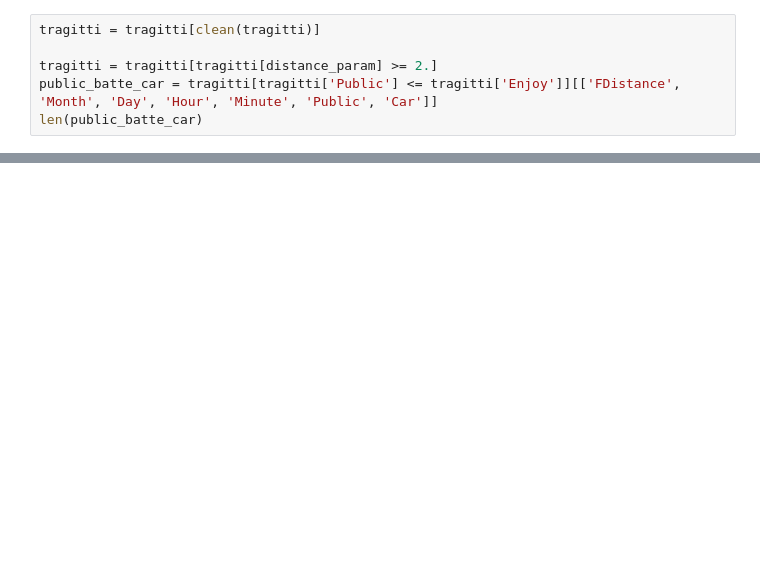
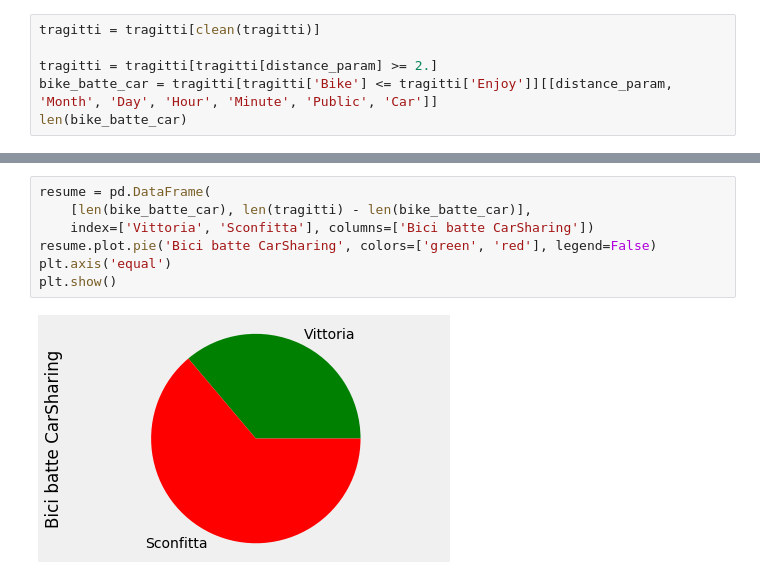
Before and after one commit to mmastrapasqua7/kowalskianalysis, a Jupyter notebook: jupyter/7.1_ConfrontoBiciBatteCarSharing.ipynb, the cells around one changed output, grey strips where cells are left out. Saved outputs shown, nothing was run; the diff lists cells and outputs as text; blank space fills up the shorter version.

```diff
--- a/jupyter/7.1_ConfrontoBiciBatteCarSharing.ipynb
+++ b/jupyter/7.1_ConfrontoBiciBatteCarSharing.ipynb
@@ -31,6 +37,6 @@ def clean(df):
 tragitti = tragitti[clean(tragitti)]
 
 tragitti = tragitti[tragitti[distance_param] >= 2.]
-public_batte_car = tragitti[tragitti['Public'] <= tragitti['Enjoy']][['FDistance', 'Month', 'Day', 'Hour', 'Minute', 'Public', 'Car']]
-len(public_batte_car)
+bike_batte_car = tragitti[tragitti['Bike'] <= tragitti['Enjoy']][[distance_param, 'Month', 'Day', 'Hour', 'Minute', 'Public', 'Car']]
+len(bike_batte_car)
 # %% [output]
@@ -59,0 +57,9 @@ p2 = pd.crosstab(
+# %%
+resume = pd.DataFrame(
+    [len(bike_batte_car), len(tragitti) - len(bike_batte_car)],
+    index=['Vittoria', 'Sconfitta'], columns=['Bici batte CarSharing'])
+resume.plot.pie('Bici batte CarSharing', colors=['green', 'red'], legend=False)
+plt.axis('equal')
+plt.show()
+# %% [output]
+[figure, added]
```
Also changed, not shown: parts of 9 cells of this notebook, 10 other files.
